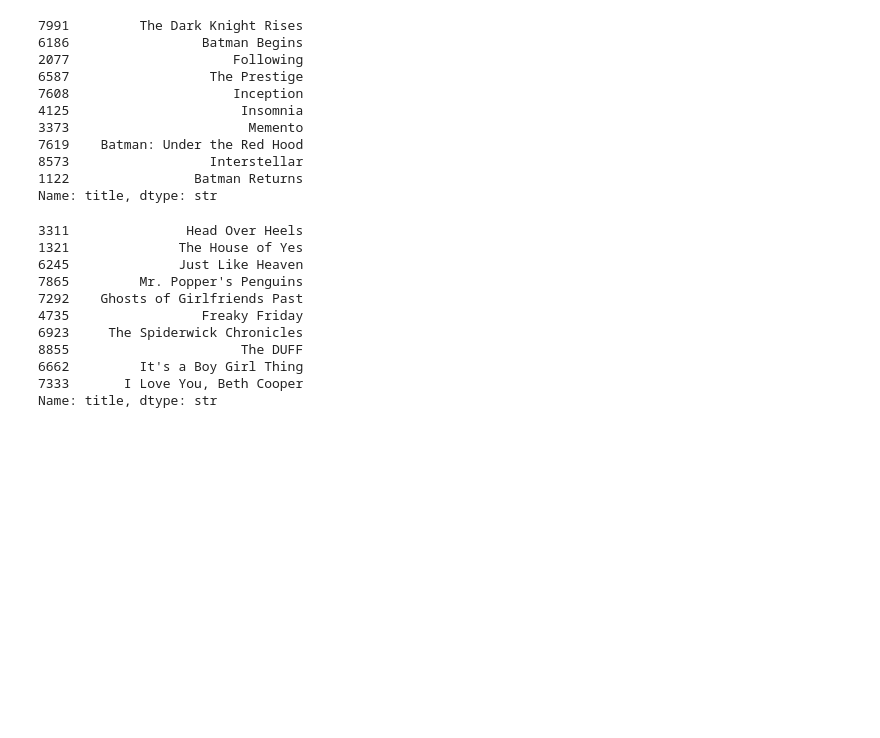
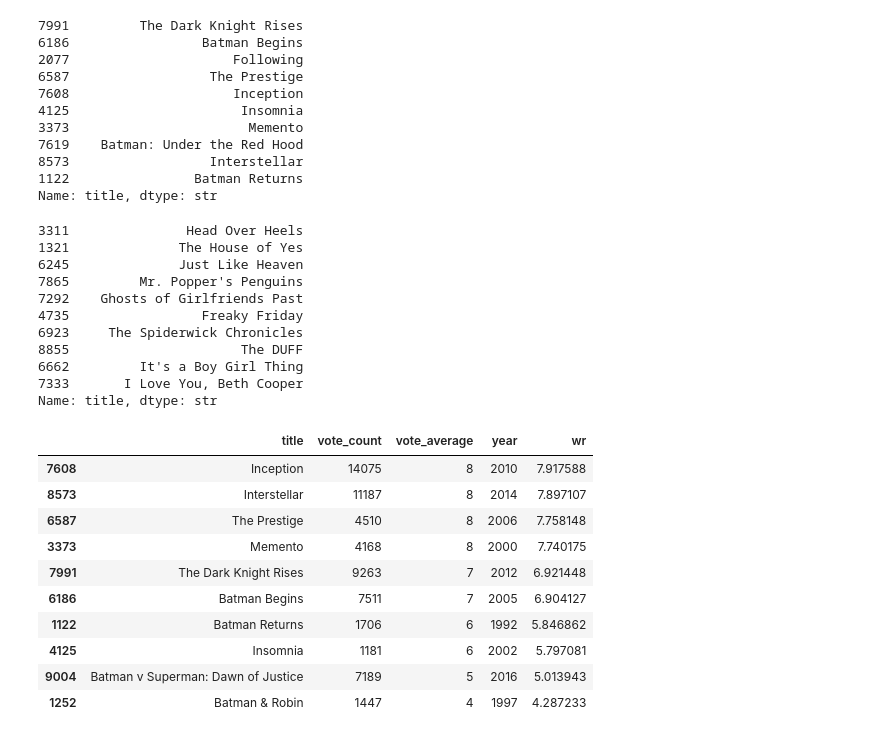
Before and after one commit to fiacredev/systems-based-recommendation, a Jupyter notebook: movie.ipynb, the cells around one changed output. Cells and saved outputs as stored; diff of their text form; code cells hidden in the pictures; blank space fills up the shorter version.

Commit message:
Compare the improved recommendations

```diff
--- a/movie.ipynb
+++ b/movie.ipynb
@@ -360,3 +360,17 @@ def improved_recommendations(title):
     qualified['wr'] = qualified.apply(weighted_rating, axis=1)
     qualified = qualified.sort_values('wr', ascending=False).head(10)
     return qualified
+# %%
+improved_recommendations('The Dark Knight')
+# %% [output]
+|  | title | vote_count | vote_average | year | wr |
+| 7608 | Inception | 14075 | 8 | 2010 | 7.917588 |
+| 8573 | Interstellar | 11187 | 8 | 2014 | 7.897107 |
+| 6587 | The Prestige | 4510 | 8 | 2006 | 7.758148 |
+| 3373 | Memento | 4168 | 8 | 2000 | 7.740175 |
+| 7991 | The Dark Knight Rises | 9263 | 7 | 2012 | 6.921448 |
+| 6186 | Batman Begins | 7511 | 7 | 2005 | 6.904127 |
+| 1122 | Batman Returns | 1706 | 6 | 1992 | 5.846862 |
+| 4125 | Insomnia | 1181 | 6 | 2002 | 5.797081 |
+| 9004 | Batman v Superman: Dawn of Justice | 7189 | 5 | 2016 | 5.013943 |
+| 1252 | Batman & Robin | 1447 | 4 | 1997 | 4.287233 |
```
Also changed, not shown: parts of 1 cell of this notebook.
